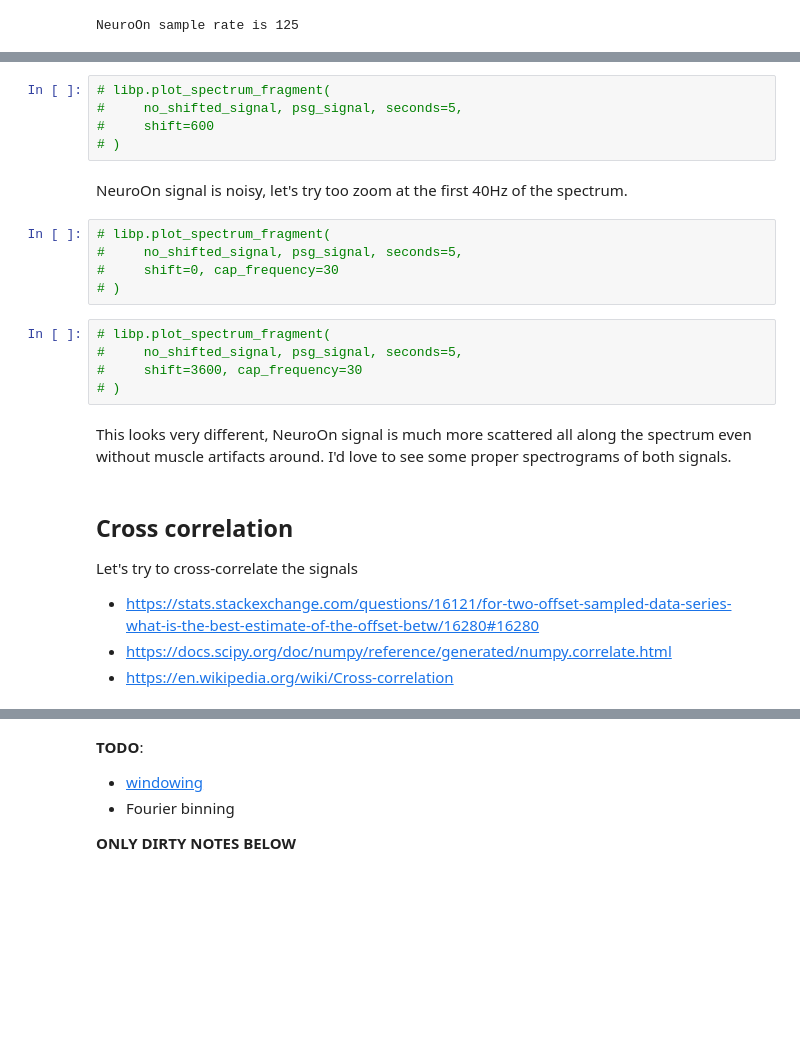
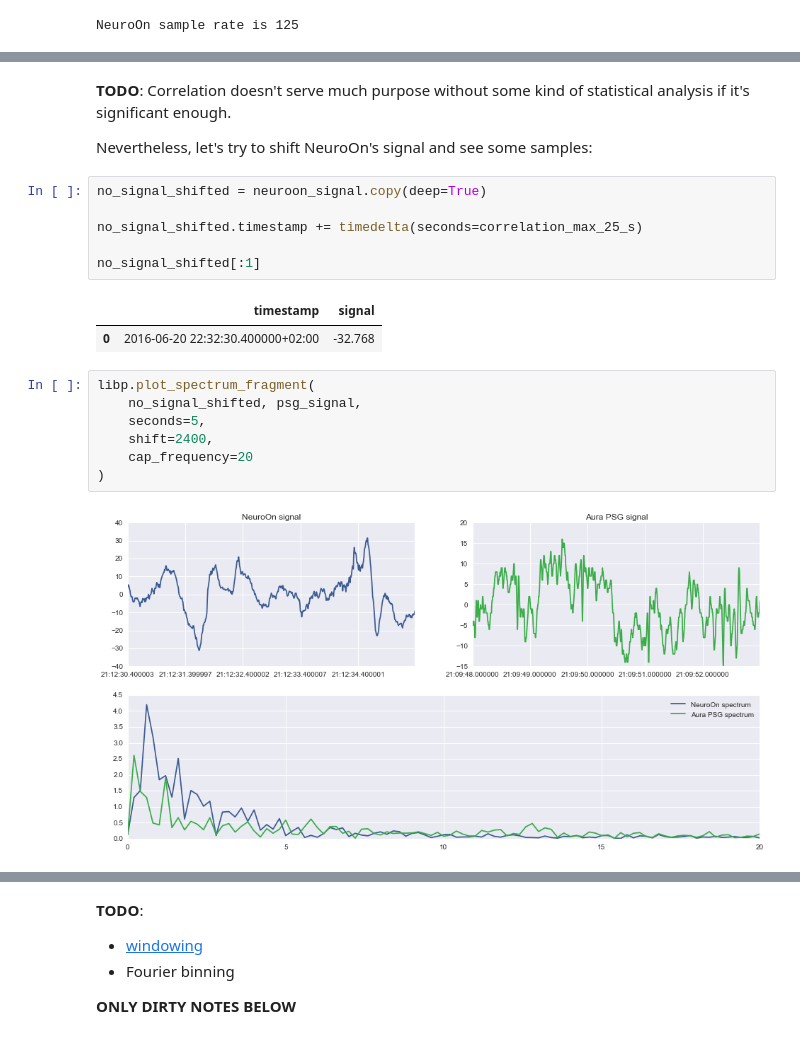
Before and after one commit to pawelngei/neuroon-notebook, a Jupyter notebook: NeuroOn.ipynb, the cells around one changed output, grey strips where cells are left out. Cells and saved outputs as stored; diff of their text form; blank space fills up the shorter version.

```diff
--- a/NeuroOn.ipynb
+++ b/NeuroOn.ipynb
@@ -160,26 +268,22 @@ While much clearer, NeuroOn's signal doesn't look similar to Aura's. We shouldn'
+# %% [markdown]
+**TODO**: Correlation doesn't serve much purpose without some kind of statistical analysis if it's significant enough.
+
+Nevertheless, let's try to shift NeuroOn's signal and see some samples:
+# %%
+no_signal_shifted = neuroon_signal.copy(deep=True)
+
+no_signal_shifted.timestamp += timedelta(seconds=correlation_max_25_s)
+
+no_signal_shifted[:1]
+# %% [output]
+|  | timestamp | signal |
+| 0 | 2016-06-20 22:32:30.400000+02:00 | -32.768 |
 # %%
-# libp.plot_spectrum_fragment(
-#     no_shifted_signal, psg_signal, seconds=5,
-#     shift=600
-# )
+libp.plot_spectrum_fragment(
+    no_signal_shifted, psg_signal,
+    seconds=5,
+    shift=2400,
+    cap_frequency=20
+)
+# %% [output]
+[figure, added]
-# %% [markdown]
-NeuroOn signal is noisy, let's try too zoom at the first 40Hz of the spectrum.
-# %%
-# libp.plot_spectrum_fragment(
-#     no_shifted_signal, psg_signal, seconds=5,
-#     shift=0, cap_frequency=30
-# )
-# %%
-# libp.plot_spectrum_fragment(
-#     no_shifted_signal, psg_signal, seconds=5,
-#     shift=3600, cap_frequency=30
-# )
-# %% [markdown]
-This looks very different, NeuroOn signal is much more scattered all along the spectrum even without muscle artifacts around. I'd love to see some proper spectrograms of both signals.
-# %% [markdown]
-## Cross correlation
-
-Let's try to cross-correlate the signals
- - https://stats.stackexchange.com/questions/16121/for-two-offset-sampled-data-series-what-is-the-best-estimate-of-the-offset-betw/16280#16280
- - https://docs.scipy.org/doc/numpy/reference/generated/numpy.correlate.html
- - https://en.wikipedia.org/wiki/Cross-correlation
```
Also changed, not shown: parts of 35 cells of this notebook, 1 other file.
